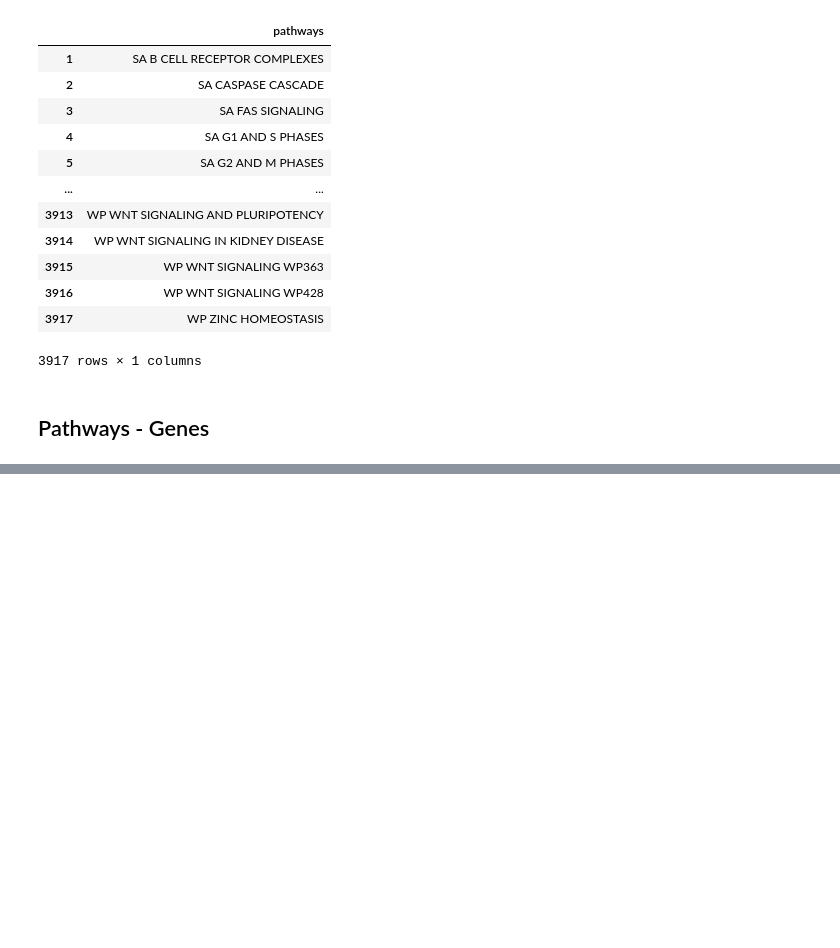
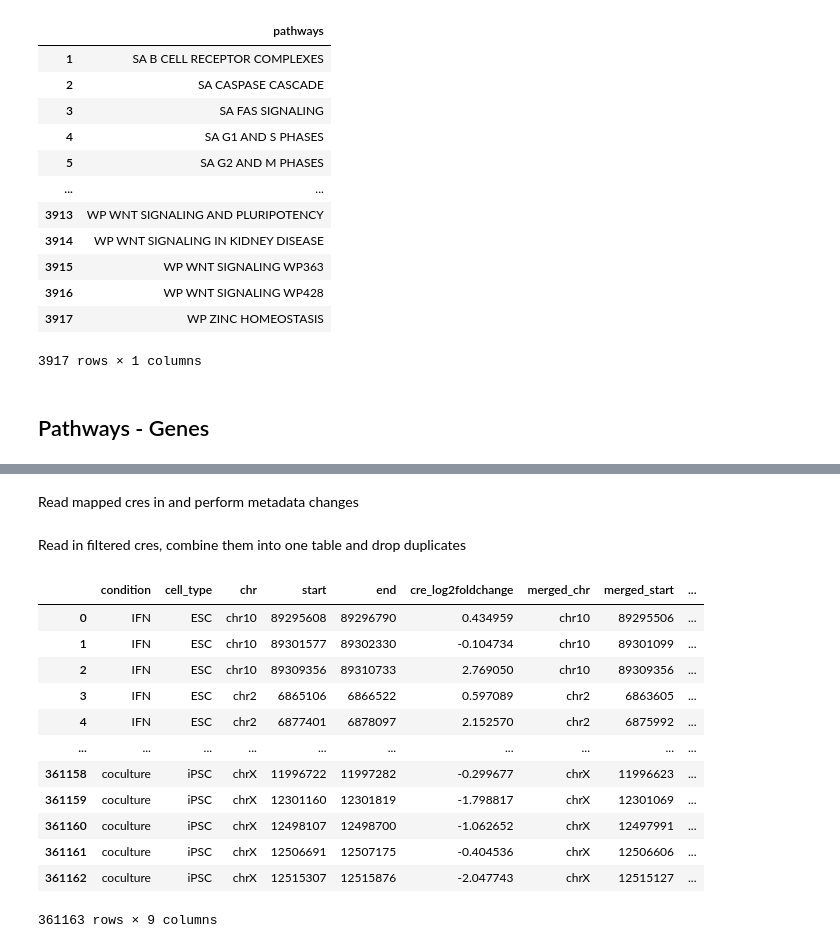
Before and after one commit to Nathan2400912/AD_Database, a Jupyter notebook: data_parsing.ipynb, the cells around one changed output, grey strips where cells are left out. Saved outputs shown, nothing was run; the diff lists cells and outputs as text; code cells hidden in the pictures; blank space fills up the shorter version.

```diff
--- a/data_parsing.ipynb
+++ b/data_parsing.ipynb
@@ -588,0 +748,2 @@ Columns in TREM2_R47H_gsea_genes.csv:
+# %% [markdown]
+Read mapped cres in and perform metadata changes
@@ -588,0 +783,26 @@ Columns in TREM2_R47H_gsea_genes.csv:
+# %% [markdown]
+Read in filtered cres, combine them into one table and drop duplicates
+# %%
+h1_cres = pd.read_csv("/Users/nathan/Desktop/Bioinformatics/Projects/AD_Database/Data/Filtered_cres/h1_mapped_cres.tsv", sep="\t")
+wtc11_cres = pd.read_csv("/Users/nathan/Desktop/Bioinformatics/Projects/AD_Database/Data/Filtered_cres/wtc11_mapped_cres.tsv", sep="\t")
+trem2ko_cres = pd.read_csv("/Users/nathan/Desktop/Bioinformatics/Projects/AD_Database/Data/Filtered_cres/trem2ko_mapped_cres.tsv", sep="\t")
+trem2r47h_cres = pd.read_csv("/Users/nathan/Desktop/Bioinformatics/Projects/AD_Database/Data/Filtered_cres/trem2r47h_mapped_cres.tsv", sep="\t")
+xenot7d_cres = pd.read_csv("/Users/nathan/Desktop/Bioinformatics/Projects/AD_Database/Data/Filtered_cres/xenot7d_mapped_cres.tsv", sep="\t")
+coculture_cres = pd.read_csv("/Users/nathan/Desktop/Bioinformatics/Projects/AD_Database/Data/Filtered_cres/coculture_mapped_cres.tsv", sep="\t")
+# %%
+cres = pd.concat([h1_cres, wtc11_cres, trem2ko_cres, trem2r47h_cres, xenot7d_cres, coculture_cres], ignore_index=True)
+cres
+# %% [output]
+|  | condition | cell_type | chr | start | end | cre_log2foldchange | merged_chr | merged_start | ... |
+| 0 | IFN | ESC | chr10 | 89295608 | 89296790 | 0.434959 | chr10 | 89295506 | ... |
+| 1 | IFN | ESC | chr10 | 89301577 | 89302330 | -0.104734 | chr10 | 89301099 | ... |
+| 2 | IFN | ESC | chr10 | 89309356 | 89310733 | 2.769050 | chr10 | 89309356 | ... |
+| 3 | IFN | ESC | chr2 | 6865106 | 6866522 | 0.597089 | chr2 | 6863605 | ... |
+| 4 | IFN | ESC | chr2 | 6877401 | 6878097 | 2.152570 | chr2 | 6875992 | ... |
+| ... | ... | ... | ... | ... | ... | ... | ... | ... | ... |
+| 361158 | coculture | iPSC | chrX | 11996722 | 11997282 | -0.299677 | chrX | 11996623 | ... |
+| 361159 | coculture | iPSC | chrX | 12301160 | 12301819 | -1.798817 | chrX | 12301069 | ... |
+| 361160 | coculture | iPSC | chrX | 12498107 | 12498700 | -1.062652 | chrX | 12497991 | ... |
+| 361161 | coculture | iPSC | chrX | 12506691 | 12507175 | -0.404536 | chrX | 12506606 | ... |
+| 361162 | coculture | iPSC | chrX | 12515307 | 12515876 | -2.047743 | chrX | 12515127 | ... |
+361163 rows × 9 columns
```
Also changed, not shown: parts of 24 cells of this notebook, 1 other file.
